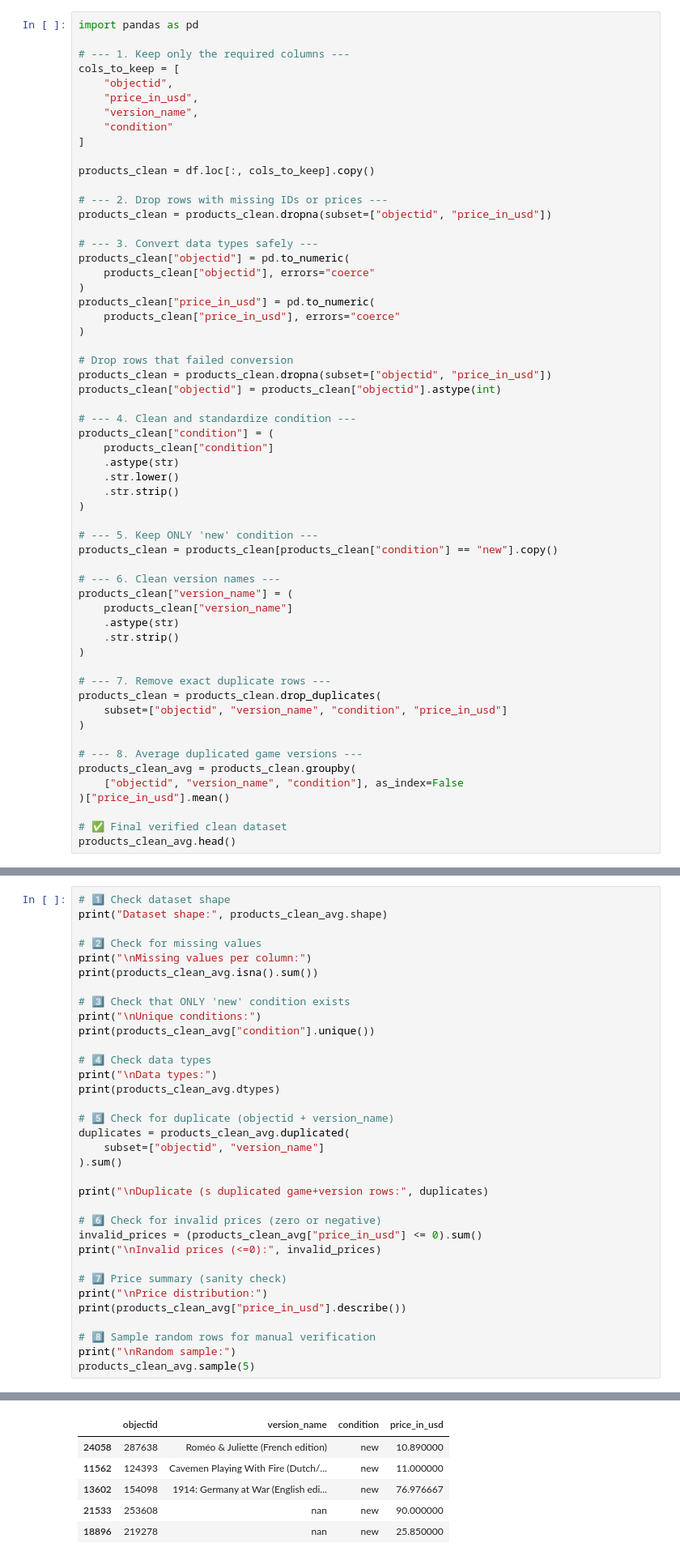
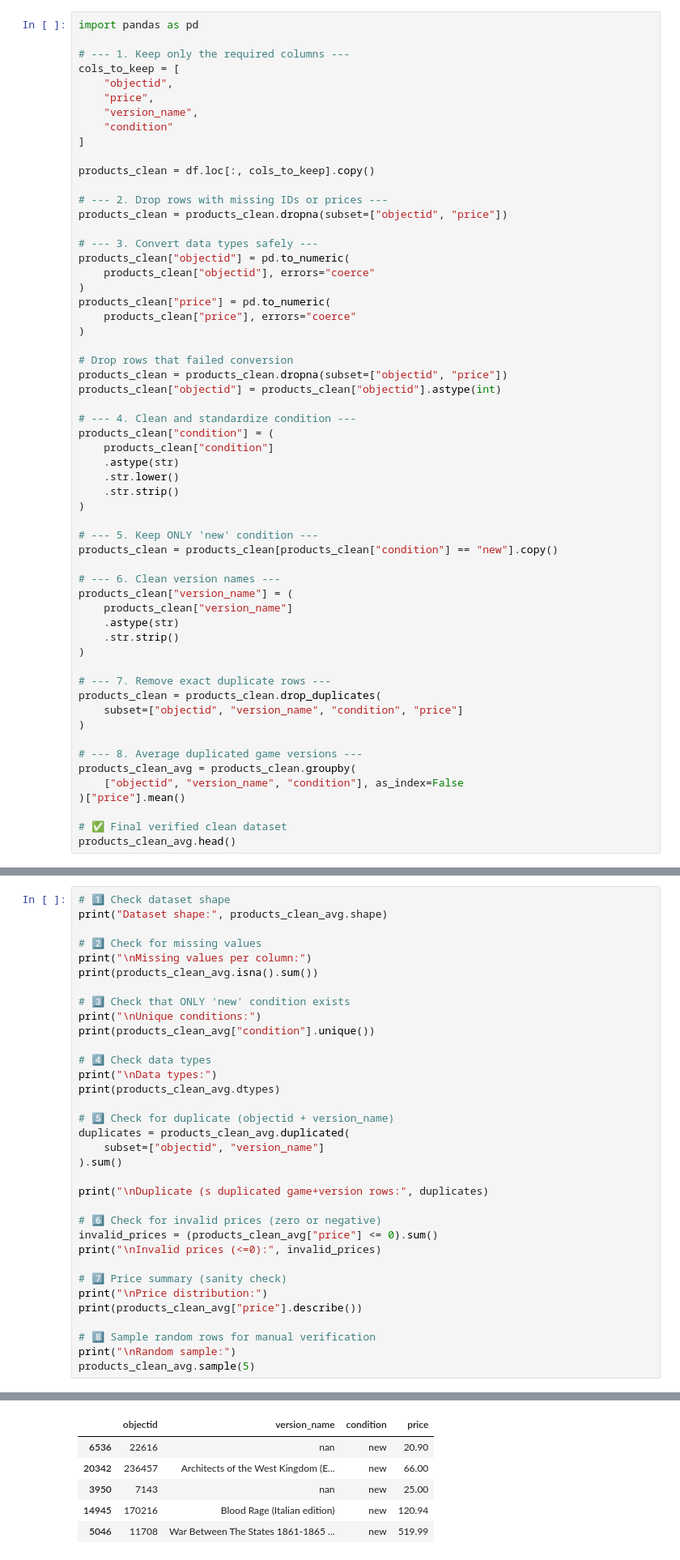
Before and after one commit to Ahmohas/BoardGames, a Jupyter notebook: Final_notebook.ipynb, the cells around one changed output, grey strips where cells are left out. Shown at 81% size. Drawn from its saved outputs; the diff is of its cells as text.

Commit message:
remove price in usd column and add usd conversion for only price column

```diff
--- a/Final_notebook.ipynb
+++ b/Final_notebook.ipynb
@@ -32,7 +75,7 @@ import pandas as pd
 # --- 1. Keep only the required columns ---
 cols_to_keep = [
     "objectid",
-    "price_in_usd",
+    "price",
     "version_name",
     "condition"
 ]
@@ -40,18 +83,18 @@ cols_to_keep = [
 products_clean = df.loc[:, cols_to_keep].copy()
 
 # --- 2. Drop rows with missing IDs or prices ---
-products_clean = products_clean.dropna(subset=["objectid", "price_in_usd"])
+products_clean = products_clean.dropna(subset=["objectid", "price"])
 
 # --- 3. Convert data types safely ---
 products_clean["objectid"] = pd.to_numeric(
     products_clean["objectid"], errors="coerce"
 )
-products_clean["price_in_usd"] = pd.to_numeric(
-    products_clean["price_in_usd"], errors="coerce"
+products_clean["price"] = pd.to_numeric(
+    products_clean["price"], errors="coerce"
 )
 
 # Drop rows that failed conversion
-products_clean = products_clean.dropna(subset=["objectid", "price_in_usd"])
+products_clean = products_clean.dropna(subset=["objectid", "price"])
 products_clean["objectid"] = products_clean["objectid"].astype(int)
 
 # --- 4. Clean and standardize condition ---
@@ -74,13 +117,13 @@ products_clean["version_name"] = (
 
 # --- 7. Remove exact duplicate rows ---
 products_clean = products_clean.drop_duplicates(
-    subset=["objectid", "version_name", "condition", "price_in_usd"]
+    subset=["objectid", "version_name", "condition", "price"]
 )
 
 # --- 8. Average duplicated game versions ---
 products_clean_avg = products_clean.groupby(
     ["objectid", "version_name", "condition"], as_index=False
-)["price_in_usd"].mean()
+)["price"].mean()
 
 # ✅ Final verified clean dataset
 products_clean_avg.head()
@@ -115,12 +158,12 @@ duplicates = products_clean_avg.duplicated(
 print("\nDuplicate (s duplicated game+version rows:", duplicates)
 
 # 6️⃣ Check for invalid prices (zero or negative)
-invalid_prices = (products_clean_avg["price_in_usd"] <= 0).sum()
+invalid_prices = (products_clean_avg["price"] <= 0).sum()
 print("\nInvalid prices (<=0):", invalid_prices)
 
 # 7️⃣ Price summary (sanity check)
 print("\nPrice distribution:")
-print(products_clean_avg["price_in_usd"].describe())
+print(products_clean_avg["price"].describe())
 
 # 8️⃣ Sample random rows for manual verification
 print("\nRandom sample:")
@@ -144,10 +187,10 @@ Name: price_in_usd, dtype: float64
 
 Random sample:
-|  | objectid | version_name | condition | price_in_usd |
-| 24058 | 287638 | Roméo & Juliette (French edition) | new | 10.890000 |
-| 11562 | 124393 | Cavemen Playing With Fire (Dutch/... | new | 11.000000 |
-| 13602 | 154098 | 1914: Germany at War (English edi... | new | 76.976667 |
-| 21533 | 253608 | nan | new | 90.000000 |
-| 18896 | 219278 | nan | new | 25.850000 |
+|  | objectid | version_name | condition | price |
+| 6536 | 22616 | nan | new | 20.90 |
+| 20342 | 236457 | Architects of the West Kingdom (E... | new | 66.00 |
+| 3950 | 7143 | nan | new | 25.00 |
+| 14945 | 170216 | Blood Rage (Italian edition) | new | 120.94 |
+| 5046 | 11708 | War Between The States 1861-1865 ... | new | 519.99 |
 # %%
 #IQR-based filter to get a modeling-safe dataset:
```
Also changed, not shown: parts of 9 cells of this notebook, 4 other files.
